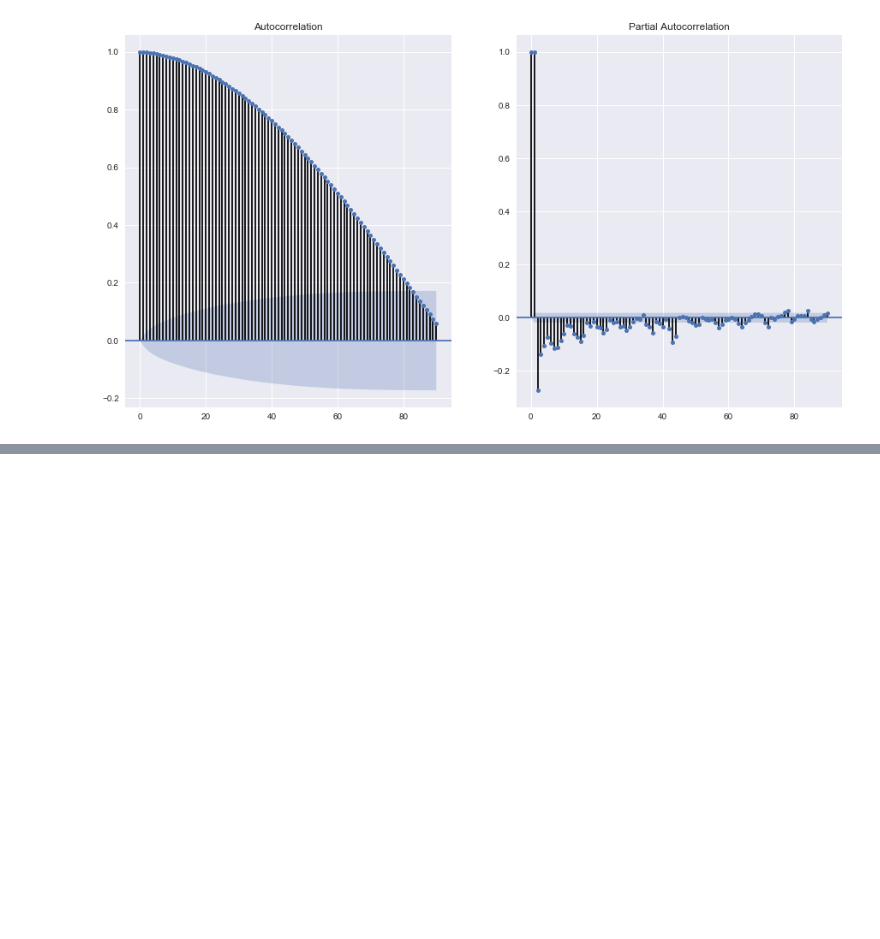
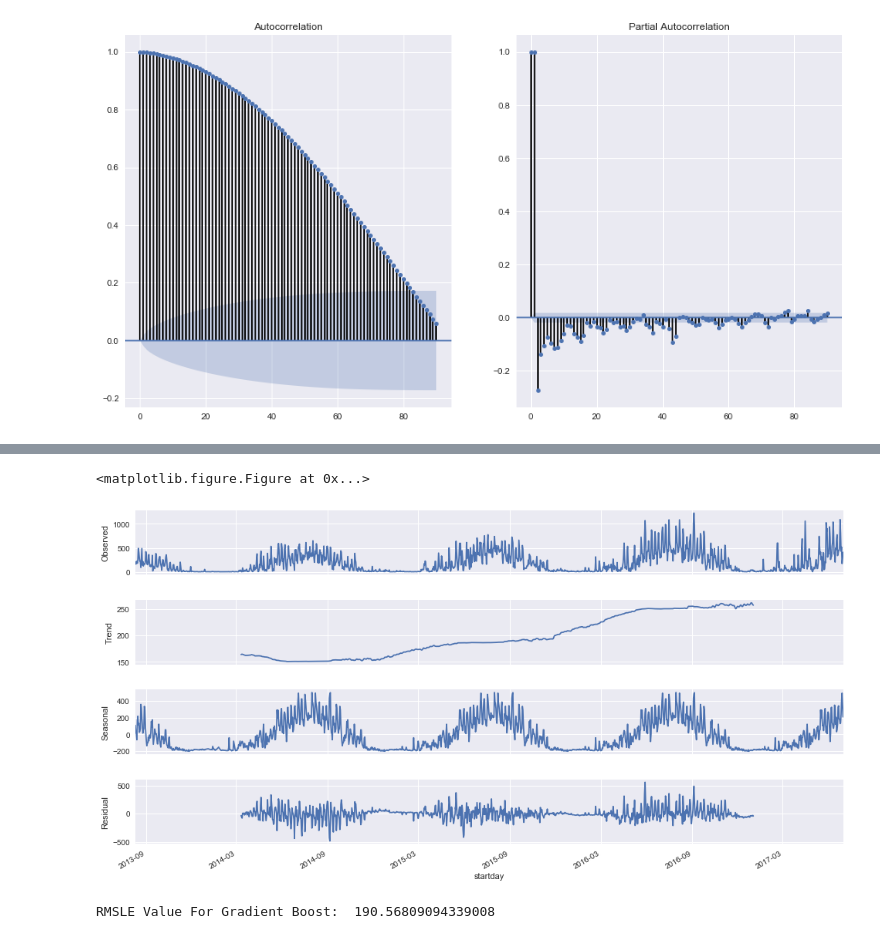
Before and after one commit to a4arun4u/PythonBikers, a Jupyter notebook: daily.ipynb, the cells around one changed output, grey strips where cells are left out. Saved outputs shown, nothing was run; the diff lists cells and outputs as text; code cells hidden in the pictures; blank space fills up the shorter version.

```diff
--- a/daily.ipynb
+++ b/daily.ipynb
@@ -443,0 +436,11 @@ index_df['humidity_scaled'] = preprocessing.scale(index_df.humidity)
+# %%
+#feature scaling
+from sklearn import preprocessing
+scaled_df = index_df.drop(['tripdate', 'diff_num_trips_1', 'diff_num_trips_2', 'diff_num_trips_3',
+                           'diff_num_trips_4', 'humidity_scaled', 'num_trips_30mean'], axis=1)
+
+scaled_df['humidity_scaled'] = preprocessing.scale(scaled_df.humidity)
+scaled_df['windspeed_scaled'] = preprocessing.scale(scaled_df.windspeed)
+scaled_df['temperatureMax_scaled'] = preprocessing.scale(scaled_df.temperatureMax)
+scaled_df['temperatureMin_scaled'] = preprocessing.scale(scaled_df.temperatureMin)
+scaled_df.head()
@@ -810,0 +861,23 @@ AttributeError: module 'statsmodels.tsa.statespace' has no attribute 'SARIMAX'
+# %%
+import statsmodels.api as sm
+
+#mean30 = pd.rolling_mean(scaled_norm_df.num_trips, window=30,min_periods=1)
+decomposition = sm.tsa.seasonal_decompose(scaled_norm_df.num_trips, freq=12*30)
+
+fig = plt.figure()
+fig = decomposition.plot()
+fig.set_size_inches(15, 8)
+# %% [output]
+<matplotlib.figure.Figure at 0x...>
+[figure, added]
+# %%
+from sklearn.ensemble import GradientBoostingRegressor
+gbm = GradientBoostingRegressor(n_estimators=4000,alpha=0.01); ### Test 0.41
+
+gbm.fit(X_train,Y_train)
+preds = gbm.predict(X= X_test)
+msse = math.sqrt(mean_squared_error(Y_test, preds))
+print ("RMSLE Value For Gradient Boost: ", msse)
+plt.scatter(Y_test, y_pred)
+# %% [output]
+RMSLE Value For Gradient Boost:  190.56809094339008
```
Also changed, not shown: parts of 64 cells of this notebook.
